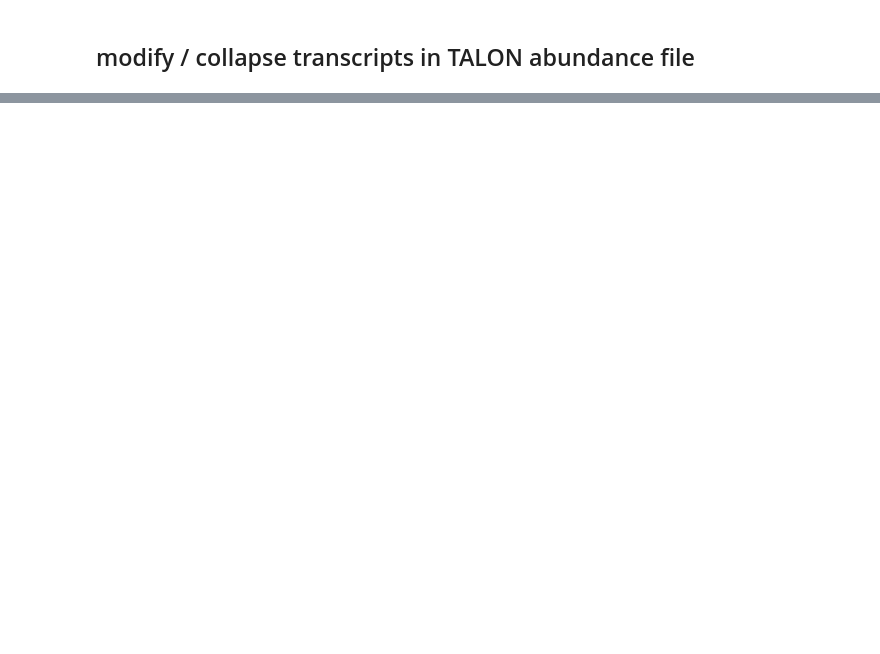
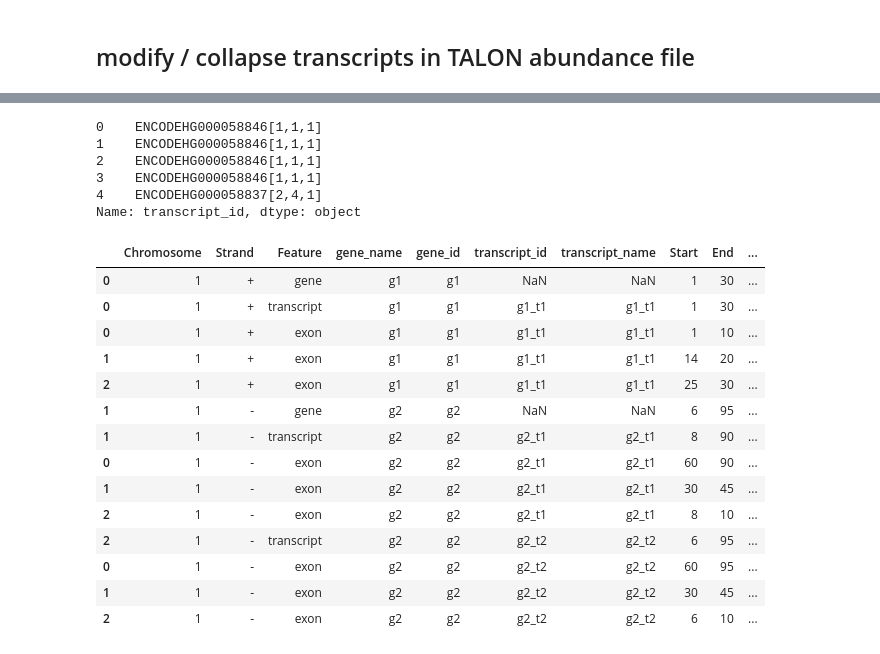
Before and after one commit to mortazavilab/cerberus, a Jupyter notebook: 220412_dev.ipynb, the cells around one changed output, grey strips where cells are left out. Drawn from its saved outputs; the diff is of its cells as text; code cells hidden in the pictures; blank space fills up the shorter version.

```diff
--- a/220412_dev.ipynb
+++ b/220412_dev.ipynb
@@ -284,0 +175,9 @@ df.head()
+# %%
+test.transcript_id.head()
+# %% [output]
+0    ENCODEHG000058846[1,1,1]
+1    ENCODEHG000058846[1,1,1]
+2    ENCODEHG000058846[1,1,1]
+3    ENCODEHG000058846[1,1,1]
+4    ENCODEHG000058837[2,4,1]
+Name: transcript_id, dtype: object
@@ -284,0 +328,18 @@ df.head()
+# %%
+df
+# %% [output]
+|  | Chromosome | Strand | Feature | gene_name | gene_id | transcript_id | transcript_name | Start | End | ... |
+| 0 | 1 | + | gene | g1 | g1 | NaN | NaN | 1 | 30 | ... |
+| 0 | 1 | + | transcript | g1 | g1 | g1_t1 | g1_t1 | 1 | 30 | ... |
+| 0 | 1 | + | exon | g1 | g1 | g1_t1 | g1_t1 | 1 | 10 | ... |
+| 1 | 1 | + | exon | g1 | g1 | g1_t1 | g1_t1 | 14 | 20 | ... |
+| 2 | 1 | + | exon | g1 | g1 | g1_t1 | g1_t1 | 25 | 30 | ... |
+| 1 | 1 | - | gene | g2 | g2 | NaN | NaN | 6 | 95 | ... |
+| 1 | 1 | - | transcript | g2 | g2 | g2_t1 | g2_t1 | 8 | 90 | ... |
+| 0 | 1 | - | exon | g2 | g2 | g2_t1 | g2_t1 | 60 | 90 | ... |
+| 1 | 1 | - | exon | g2 | g2 | g2_t1 | g2_t1 | 30 | 45 | ... |
+| 2 | 1 | - | exon | g2 | g2 | g2_t1 | g2_t1 | 8 | 10 | ... |
+| 2 | 1 | - | transcript | g2 | g2 | g2_t2 | g2_t2 | 6 | 95 | ... |
+| 0 | 1 | - | exon | g2 | g2 | g2_t2 | g2_t2 | 60 | 95 | ... |
+| 1 | 1 | - | exon | g2 | g2 | g2_t2 | g2_t2 | 30 | 45 | ... |
+| 2 | 1 | - | exon | g2 | g2 | g2_t2 | g2_t2 | 6 | 10 | ... |
```
Also changed, not shown: parts of 23 cells of this notebook, 1 other file.
